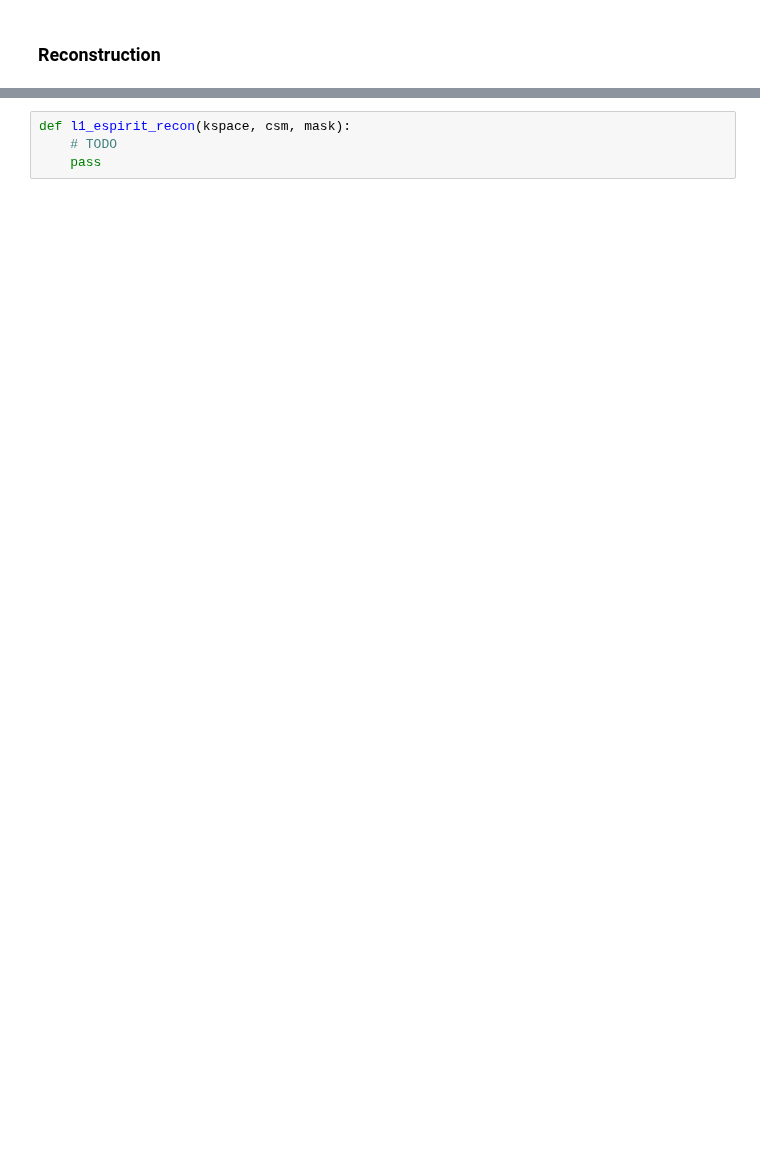
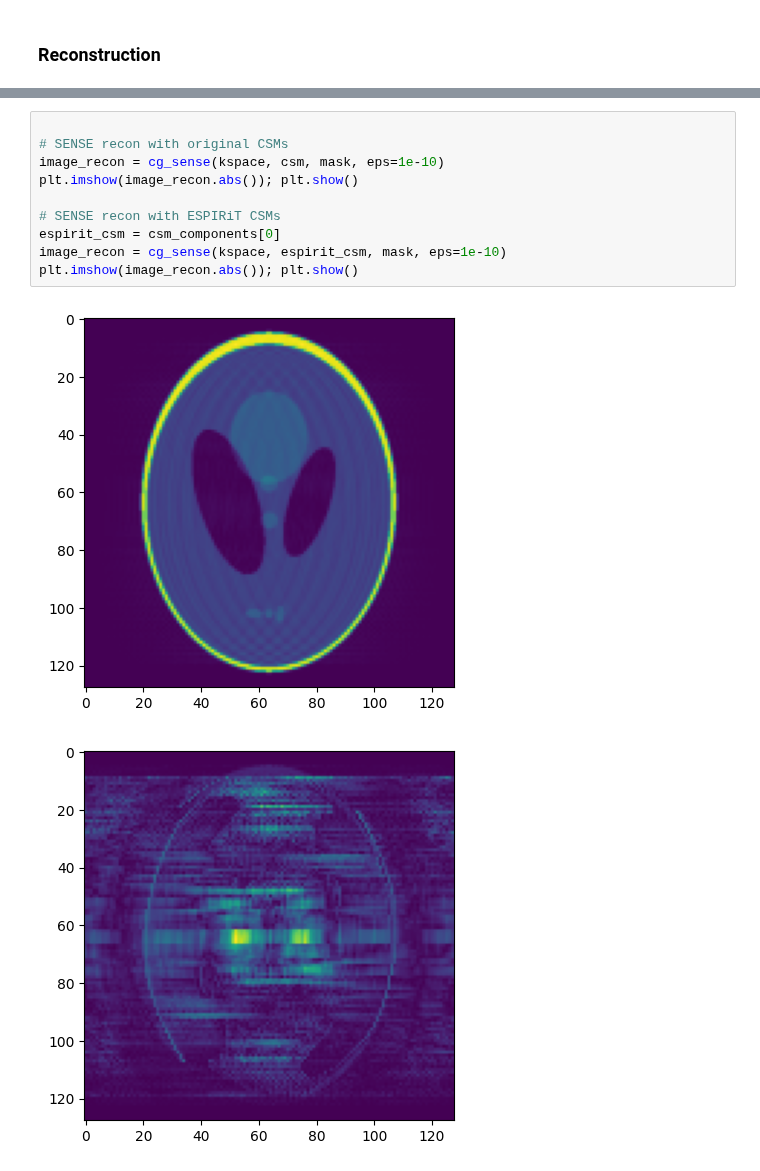
Before and after one commit to cnmy-ro/roci, a Jupyter notebook: algorithms/espirit/Demo.ipynb, the cells around one changed output, grey strips where cells are left out. Saved outputs shown, nothing was run; the diff lists cells and outputs as text; blank space fills up the shorter version.

```diff
--- a/algorithms/espirit/Demo.ipynb
+++ b/algorithms/espirit/Demo.ipynb
@@ -149,4 +280,13 @@ def espirit_calib(kspace, num_csm_components=1):
 # %%
-def l1_espirit_recon(kspace, csm, mask):
-    # TODO
-    pass
+
+# SENSE recon with original CSMs
+image_recon = cg_sense(kspace, csm, mask, eps=1e-10)
+plt.imshow(image_recon.abs()); plt.show()
+
+# SENSE recon with ESPIRiT CSMs
+espirit_csm = csm_components[0]
+image_recon = cg_sense(kspace, espirit_csm, mask, eps=1e-10)
+plt.imshow(image_recon.abs()); plt.show()
+# %% [output]
+[figure, added]
+[figure, added]
```
Also changed, not shown: parts of 8 cells of this notebook.
